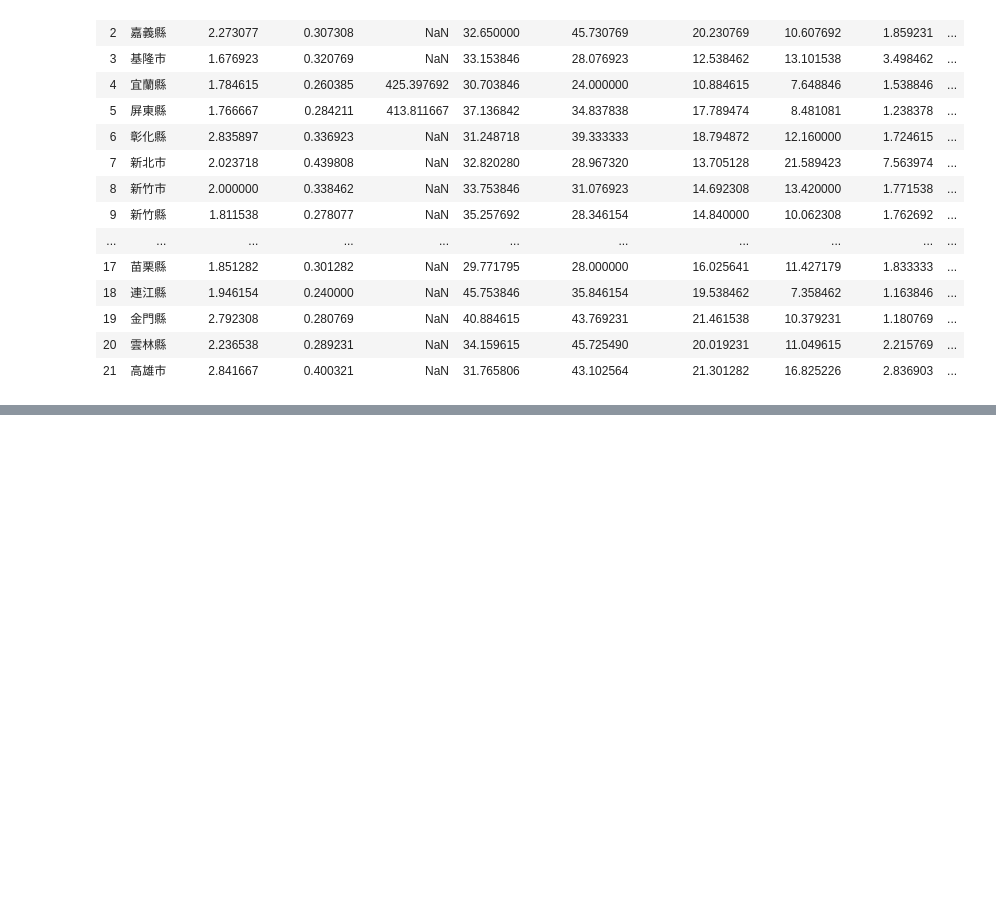
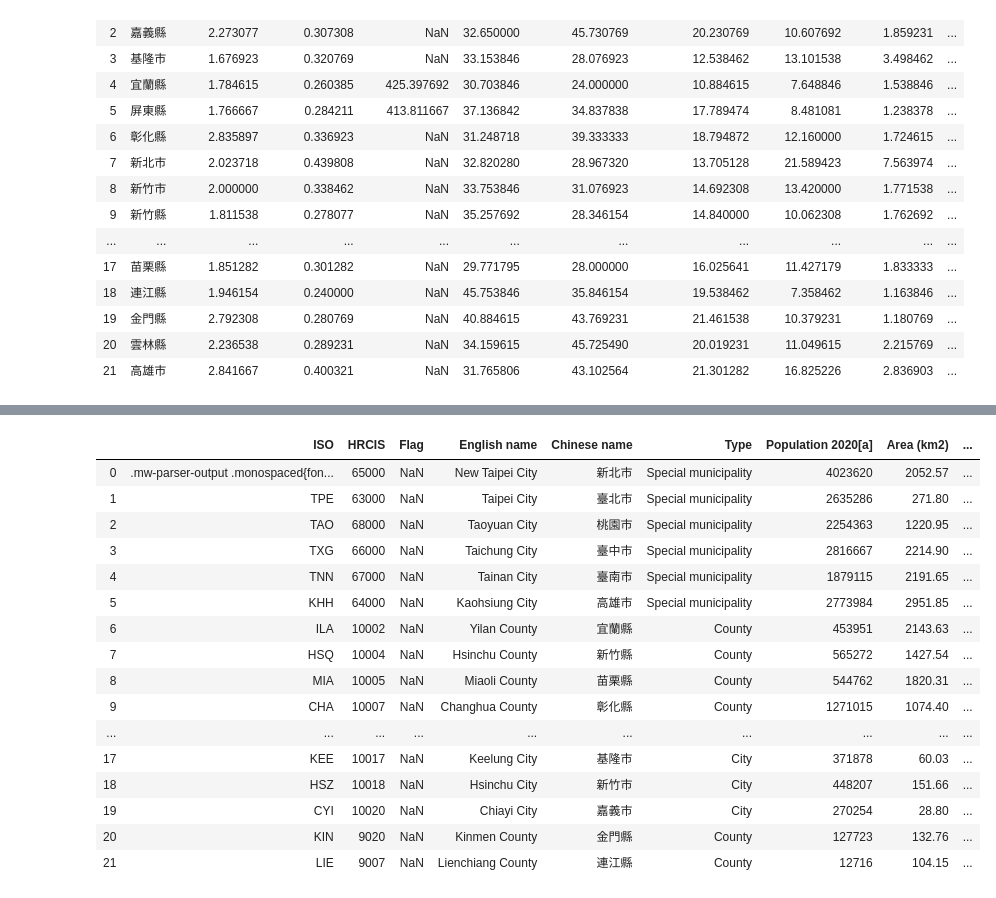
Before and after one commit to k22949706/Kenny, a Jupyter notebook: 程式語言Final.ipynb, the cells around one changed output, grey strips where cells are left out. Cells and saved outputs as stored; diff of their text form; code cells hidden in the pictures; blank space fills up the shorter version.

```diff
--- a/程式語言Final.ipynb
+++ b/程式語言Final.ipynb
@@ -124,0 +232,21 @@ df_cityair
+# %%
+population = pd.read_html('https://en.wikipedia.org/wiki/List_of_administrative_divisions_of_Taiwan')[0]
+population
+# %% [output]
+|  | ISO | HRCIS | Flag | English name | Chinese name | Type | Population 2020[a] | Area (km2) | ... |
+| 0 | .mw-parser-output .monospaced{fon... | 65000 | NaN | New Taipei City | 新北市 | Special municipality | 4023620 | 2052.57 | ... |
+| 1 | TPE | 63000 | NaN | Taipei City | 臺北市 | Special municipality | 2635286 | 271.80 | ... |
+| 2 | TAO | 68000 | NaN | Taoyuan City | 桃園市 | Special municipality | 2254363 | 1220.95 | ... |
+| 3 | TXG | 66000 | NaN | Taichung City | 臺中市 | Special municipality | 2816667 | 2214.90 | ... |
+| 4 | TNN | 67000 | NaN | Tainan City | 臺南市 | Special municipality | 1879115 | 2191.65 | ... |
+| 5 | KHH | 64000 | NaN | Kaohsiung City | 高雄市 | Special municipality | 2773984 | 2951.85 | ... |
+| 6 | ILA | 10002 | NaN | Yilan County | 宜蘭縣 | County | 453951 | 2143.63 | ... |
+| 7 | HSQ | 10004 | NaN | Hsinchu County | 新竹縣 | County | 565272 | 1427.54 | ... |
+| 8 | MIA | 10005 | NaN | Miaoli County | 苗栗縣 | County | 544762 | 1820.31 | ... |
+| 9 | CHA | 10007 | NaN | Changhua County | 彰化縣 | County | 1271015 | 1074.40 | ... |
+| ... | ... | ... | ... | ... | ... | ... | ... | ... | ... |
+| 17 | KEE | 10017 | NaN | Keelung City | 基隆市 | City | 371878 | 60.03 | ... |
+| 18 | HSZ | 10018 | NaN | Hsinchu City | 新竹市 | City | 448207 | 151.66 | ... |
+| 19 | CYI | 10020 | NaN | Chiayi City | 嘉義市 | City | 270254 | 28.80 | ... |
+| 20 | KIN | 9020 | NaN | Kinmen County | 金門縣 | County | 127723 | 132.76 | ... |
+| 21 | LIE | 9007 | NaN | Lienchiang County | 連江縣 | County | 12716 | 104.15 | ... |
```
Also changed, not shown: parts of 16 cells of this notebook.
